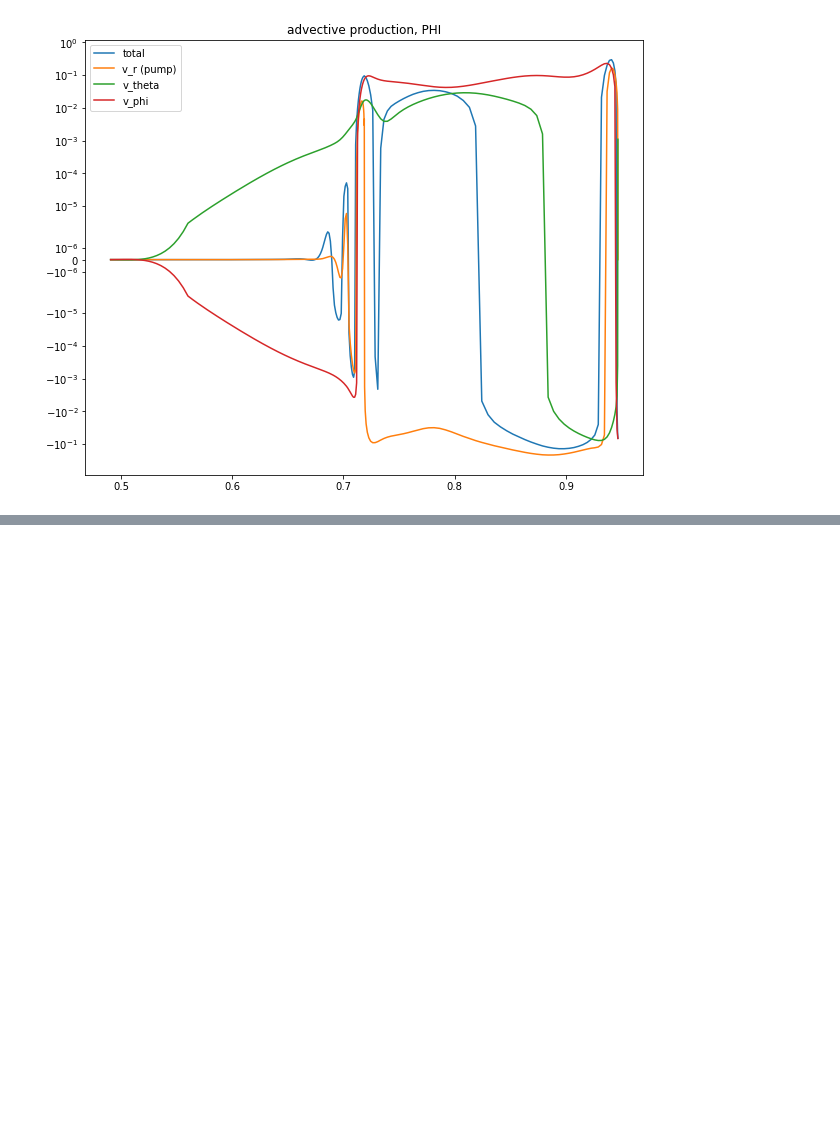
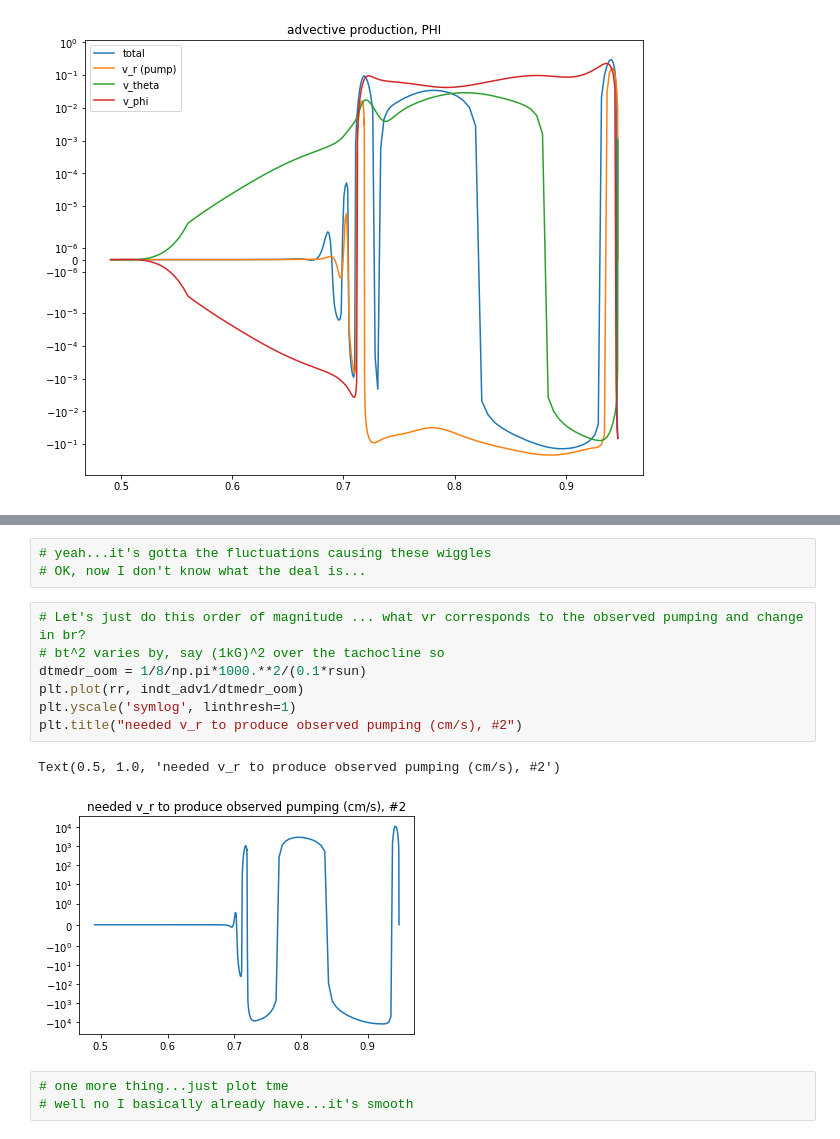
Before and after one commit to illorenzo7/Tacho_Letter_Plots_Part2, a Jupyter notebook: 00_meprod.ipynb, the cells around one changed output, grey strips where cells are left out. Saved outputs shown, nothing was run; the diff lists cells and outputs as text; blank space fills up the shorter version.

```diff
--- a/00_meprod.ipynb
+++ b/00_meprod.ipynb
@@ -485,0 +536,16 @@ plt.plot(rr, pump_mc_shav)
+# %%
+# yeah...it's gotta the fluctuations causing these wiggles
+# OK, now I don't know what the deal is...
+# %%
+# Let's just do this order of magnitude ... what vr corresponds to the observed pumping and change in br?
+# bt^2 varies by, say (1kG)^2 over the tachocline so
+dtmedr_oom = 1/8/np.pi*1000.**2/(0.1*rsun)
+plt.plot(rr, indt_adv1/dtmedr_oom)
+plt.yscale('symlog', linthresh=1)
+plt.title("needed v_r to produce observed pumping (cm/s), #2")
+# %% [output]
+Text(0.5, 1.0, 'needed v_r to produce observed pumping (cm/s), #2')
+[figure, added]
+# %%
+# one more thing...just plot tme
+# well no I basically already have...it's smooth
```
Also changed, not shown: parts of 17 cells of this notebook.
